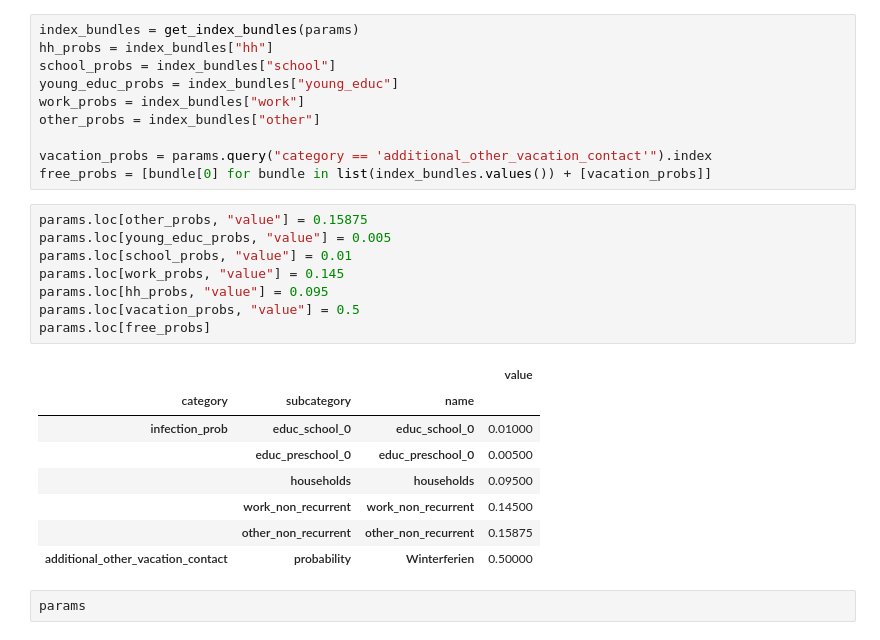
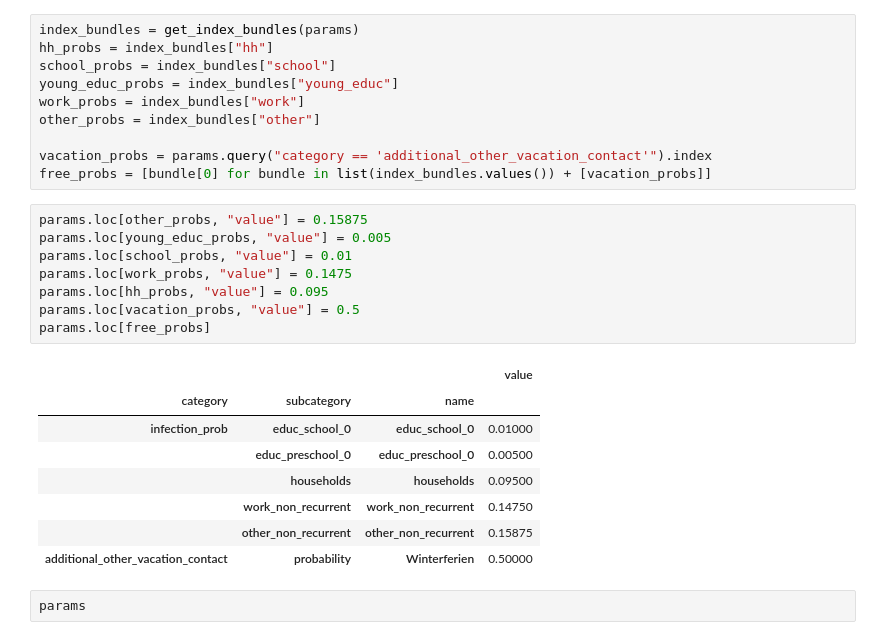
Before and after one commit to covid-19-impact-lab/sid-germany, a Jupyter notebook: src/exploration/janos_simulation_notebook.ipynb, the cells around one changed output. Saved outputs shown, nothing was run; the diff lists cells and outputs as text.

```diff
--- a/src/exploration/janos_simulation_notebook.ipynb
+++ b/src/exploration/janos_simulation_notebook.ipynb
@@ -65,18 +65,18 @@ free_probs = [bundle[0] for bundle in list(index_bundles.values()) + [vacation_p
 # %%
 params.loc[other_probs, "value"] = 0.15875
 params.loc[young_educ_probs, "value"] = 0.005
 params.loc[school_probs, "value"] = 0.01
-params.loc[work_probs, "value"] = 0.145
+params.loc[work_probs, "value"] = 0.1475
 params.loc[hh_probs, "value"] = 0.095
 params.loc[vacation_probs, "value"] = 0.5
 params.loc[free_probs]
 # %% [output]
 |  |  |  | value |
 | category | subcategory | name |  |
 | infection_prob | educ_school_0 | educ_school_0 | 0.01000 |
 |  | educ_preschool_0 | educ_preschool_0 | 0.00500 |
 |  | households | households | 0.09500 |
-|  | work_non_recurrent | work_non_recurrent | 0.14500 |
+|  | work_non_recurrent | work_non_recurrent | 0.14750 |
 |  | other_non_recurrent | other_non_recurrent | 0.15875 |
 | additional_other_vacation_contact | probability | Winterferien | 0.50000 |
 # %%
```
Also changed, not shown: parts of 5 cells of this notebook, 2 other files.
